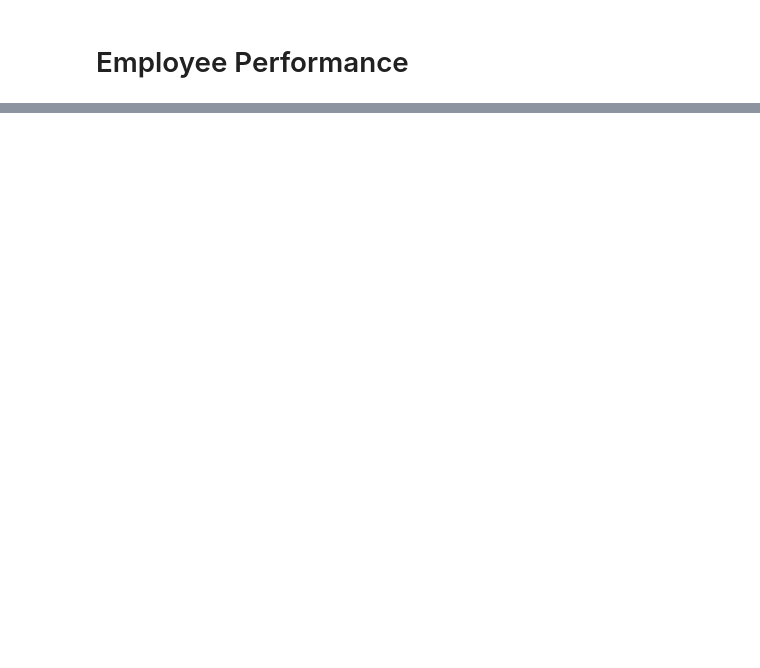
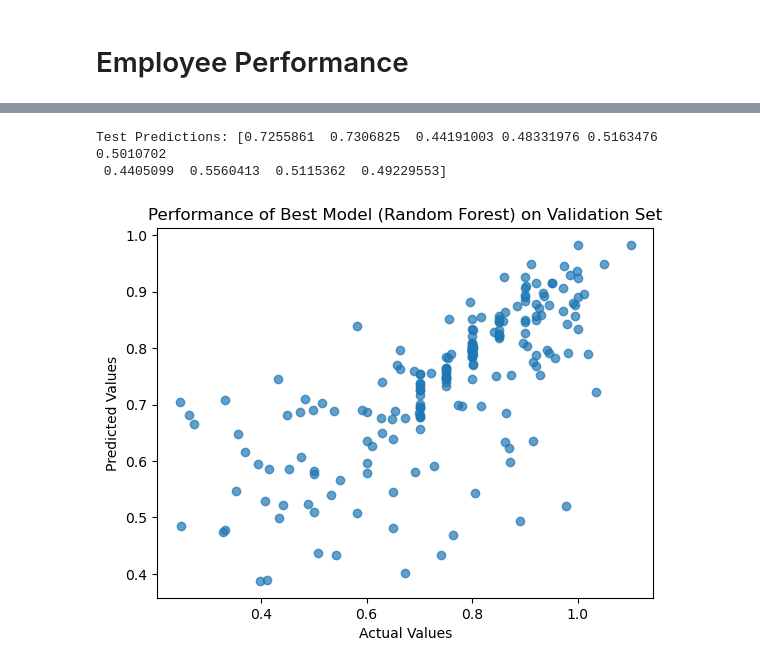
Before and after one commit to MiltonGreat/Workers-Performance, a Jupyter notebook: Employee Performance.ipynb, the cells around one changed output, grey strips where cells are left out. Drawn from its saved outputs; the diff is of its cells as text; code cells hidden in the pictures; blank space fills up the shorter version.

```diff
--- a/Employee Performance.ipynb
+++ b/Employee Performance.ipynb
@@ -318,0 +133,31 @@ Predictions on the test set:
+# %%
+# Test set evaluation
+
+# Step 1: Apply feature engineering on the test data (same as training set)
+# Don't use 'actual_productivity' in test data for feature engineering
+test_df['cumulative_productivity'] = test_df['wip'].cumsum()  # Just an example, adjust as needed
+test_df['rolling_productivity_mean'] = test_df['wip'].rolling(window=3).mean()  # Example
+test_df['work_condition_index'] = test_df[['wip', 'over_time', 'incentive']].mean(axis=1)
+
+# Step 2: Ensure the test set has the same columns as the training set (drop columns that are not in the training set)
+test_df = test_df[X.columns]  # Align the columns of the test set with the training set
+
+# Step 3: Apply scaling to the test set (use the scaler fitted on the training data)
+test_df[continuous_columns] = scaler.transform(test_df[continuous_columns])
+
+# Step 4: Make predictions using the best XGBoost model
+test_predictions = xgb_random_search.best_estimator_.predict(test_df)
+
+# Step 5: Display the first 10 predictions
+print(f"Test Predictions: {test_predictions[:10]}")
+
+# Step 6: Visualize results for validation set (Optional)
+plt.scatter(y_val, rf_grid_search.best_estimator_.predict(X_val), alpha=0.7)
+plt.xlabel("Actual Values")
+plt.ylabel("Predicted Values")
+plt.title(f"Performance of Best Model (Random Forest) on Validation Set")
+plt.show()
+# %% [output]
+Test Predictions: [0.7255861  0.7306825  0.44191003 0.48331976 0.5163476  0.5010702
+ 0.4405099  0.5560413  0.5115362  0.49229553]
+[figure, added]
```
Also changed, not shown: parts of 18 cells of this notebook.
